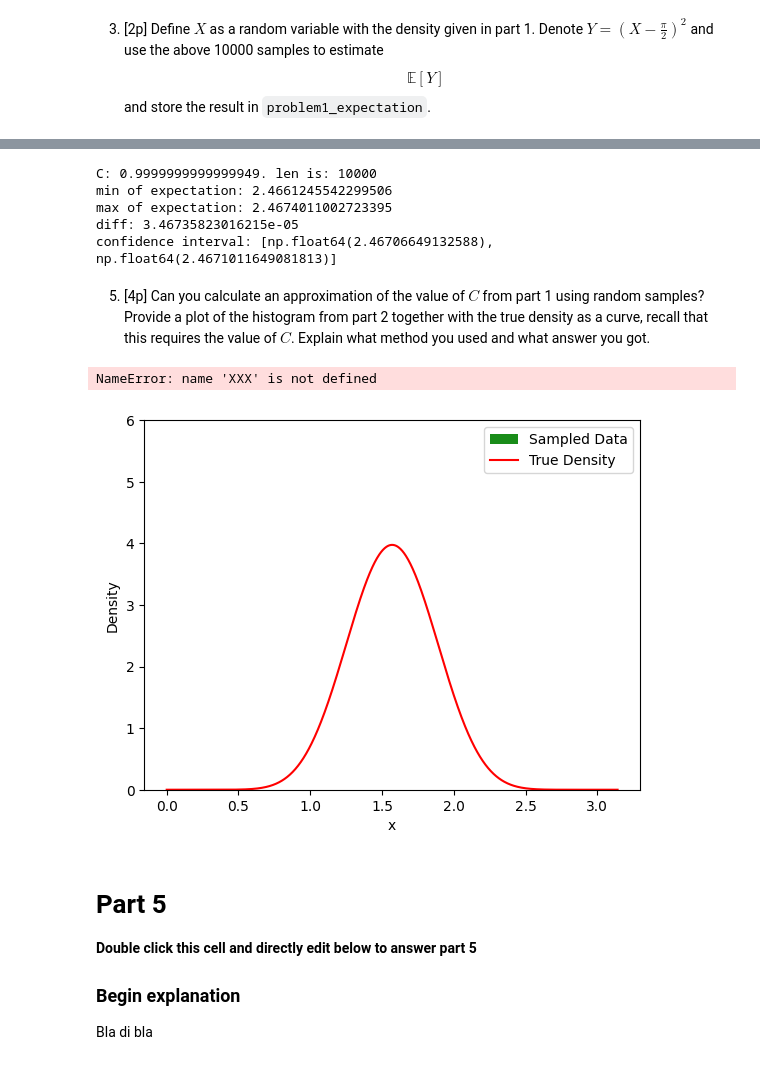
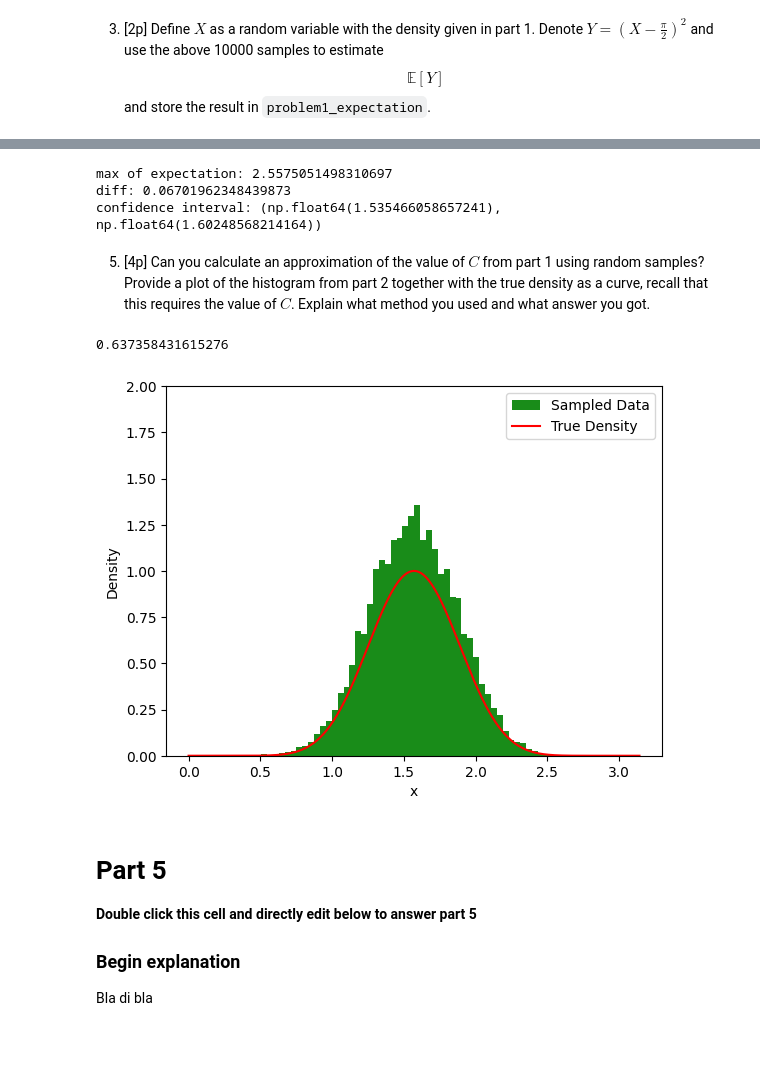
Before and after one commit to Rickrokyfy/IntroDLTenta, a Jupyter notebook: Exam24.ipynb, the cells around one changed output, grey strips where cells are left out. Drawn from its saved outputs; the diff is of its cells as text; code cells hidden in the pictures.

```diff
--- a/Exam24.ipynb
+++ b/Exam24.ipynb
@@ -75,23 +68,30 @@ for $0 \leq x \leq \pi$, where $C$ is a value such that $f$ above is a density (
 # %%
 
 # Part 1
+C = 1 # Placeholder
 
+import random as rand
+import matplotlib.pyplot as plt
 import numpy as np
+def prob_dens_function(x):
+    return C*(np.sin(x)**10)
 
 # RETURNS A NUMPY ARRAY of N samples with C * sin(x)**10
-def problem1_rejection(n_samples=1):
-    # Distribution from part 1
-    # write the code in this function to produce samples from the distribution in the assignment
-    #xes = np.arange(0, np.pi+0.01, 0.01)
-    xes = np.linspace(0, np.pi, n_samples)
-    sin_xes = (np.sin(xes)**10) # list operation
-    total = sum(sin_xes)
-    print(f"TOTAL: {total}")
-    C = 1 / total
-    print(f"C: {C}")
+def problem1_rejection(n_samples):
+    new_list = []
+    M = C*np.pi # Why M = pi? M must make sure that the proposal distribution * M >= the sample density FOR ALL POINTS INside sample density
+    while len(new_list) < n_samples:
+        randnum = rand.uniform(0, np.pi) # Selecting random point
+        prob_for_randnum = prob_dens_function(randnum) # finding prob for random point
+        rx = prob_for_randnum / M # threshold
+        if rand.uniform(0, 1) <= rx:
+            new_list.append(randnum)
+    return new_list
 
-    # Return a numpy array of length n_samples
-    return C*sin_xes
+print(np.mean(np.array(problem1_rejection(10000))))
 
-print(problem1_rejection(3))
+plt.hist(np.array(problem1_rejection(10000)), bins=50, density=True, alpha=0.9, color='g')
+plt.xlabel('x')
+plt.ylabel('Density')
+plt.show()
 # %% [output]
@@ -171,61 +159,51 @@ Check that C is correct: 1.0
 above and store the result as a tuple in the variable `problem1_interval`
 """
 
+length = len(problem1_samples)
 
-#epsilon = np.sqrt(np.log(2/0.025) / (2 * len(problem1_expectation))) # 0.025 för 95% konfidensintervall
-n = len(problem1_expectation)
-print(f"C: {C}. len is: {len(problem1_expectation)}")
 
-print(f"min of expectation: {min(problem1_expectation)}")
-print(f"max of expectation: {max(problem1_expectation)}")
-range = max(problem1_expectation) - min(problem1_expectation)
-epsilon = np.sqrt(np.log(2/0.05) / (2 * n)) * range # multiply times the range of expectation
+print(f"max of expectation: {max(problem1_samples)}")
+range = (np.pi**2)/4 - 0
+epsilon = np.sqrt(np.log(2/0.05) / (2 * length)) * range # multiply times the range of expectation
 
-problem1_interval = [np.mean(problem1_expectation) - epsilon, np.mean(problem1_expectation) + epsilon]
+problem1_interval = np.mean(problem1_samples) - epsilon, np.mean(problem1_samples) + epsilon
 print(f"diff: {2*epsilon}")
 print(f"confidence interval: {problem1_interval}")
 # %% [output]
-C: 0.9999999999999949. len is: 10000
-min of expectation: 2.4661245542299506
-max of expectation: 2.4674011002723395
-diff: 3.46735823016215e-05
-confidence interval: [np.float64(2.46706649132588), np.float64(2.4671011649081813)]
+max of expectation: 2.5575051498310697
+diff: 0.06701962348439873
+confidence interval: (np.float64(1.535466058657241), np.float64(1.60248568214164))
 # %% [markdown]
 5. [4p] Can you calculate an approximation of the value of $C$ from part 1 using random samples? Provide a plot of the histogram from part 2 together with the true density as a curve, recall that this requires the value of $C$. Explain what method you used and what answer you got.
 # %%
 # Part 5
-
-problem1_C = XXX
-# %% [output]
-NameError: name 'XXX' is not defined
 # %%
 # Part 5
 
 # Write your code to produce the plot here
 
 #XXXXXXX
 
 # Calculate an approximation of the value of C using random samples
-n_samples = 10000
-samples = np.random.uniform(0, np.pi, n_samples)
-f_x = (np.sin(samples))**10
-C_approx = 1 / np.mean(f_x)
+problem1_C = 1/np.mean(problem1_samples)
+print(problem1_C)
 
 # Plot the histogram from part 2 together with the true density
 plt.hist(problem1_samples, bins=50, density=True, alpha=0.9, color='g', label='Sampled Data')
 
 # Plot the true density
 x = np.linspace(0, np.pi, 1000)
-true_density = C_approx * (np.sin(x))**10
+true_density = (np.sin(x))**10
 plt.plot(x, true_density, label='True Density', color='r')
 
 plt.xlabel('x')
 plt.ylabel('Density')
-plt.ylim(0, 6)  # Set the y-axis limit to 1
+plt.ylim(0, 2)  # Set the y-axis limit to 1
 plt.legend()
 plt.show()
 # %% [output]
+0.637358431615276
-[figure, old version]
+[figure, new version]
 # %% [markdown]
 # Part 5
 
```
Also changed, not shown: parts of 6 cells of this notebook.
